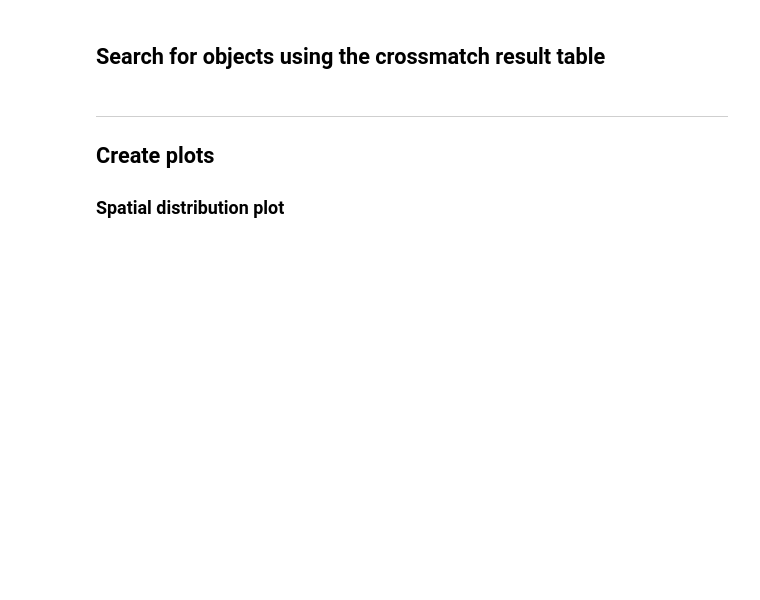
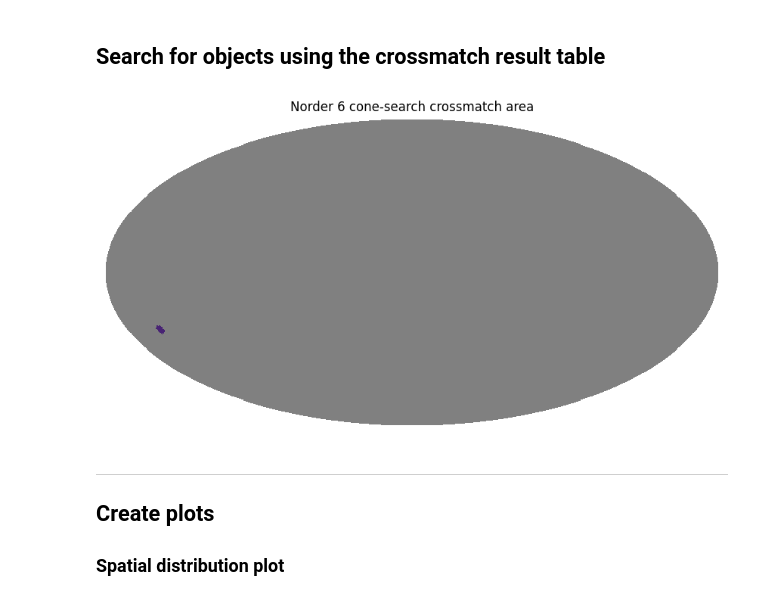
Before and after one commit to felipefer42/XLVII_SAB_workshop, a Jupyter notebook: content/hands-on/1st_science_case_solution.ipynb, the cells around one changed output. Cells and saved outputs as stored; diff of their text form; code cells hidden in the pictures; blank space fills up the shorter version.

```diff
--- a/content/hands-on/1st_science_case_solution.ipynb
+++ b/content/hands-on/1st_science_case_solution.ipynb
@@ -133,8 +130,12 @@ dr4dualsqg_crosmatch = dr4sqg.crossmatch(dr4dual, radius_arcsec=identity_radius)
 # %%
 # Let's get the resultant table using a cone search:
 cone_center_coord = (159.25, -27.5) # RA and DEC in degrees
-cone_radius = 30*60 # arcsec
-objects_table = dr4dualsqg_crosmatch.cone_search(ra=cone_center_coord[0], dec=cone_center_coord[1], radius_arcsec=cone_radius).compute()
+cone_radius = 1.5*3600 # arcsec
+objects_table_crossmatch = dr4dualsqg_crosmatch.cone_search(ra=cone_center_coord[0], dec=cone_center_coord[1], radius_arcsec=cone_radius)
+objects_table_crossmatch.plot_pixels('cone-search crossmatch area')
+objects_table = objects_table_crossmatch.compute()
+# %% [output]
+[figure, added]
 # %% [markdown]
 <hr>
 
```
Also changed, not shown: parts of 12 cells of this notebook.
